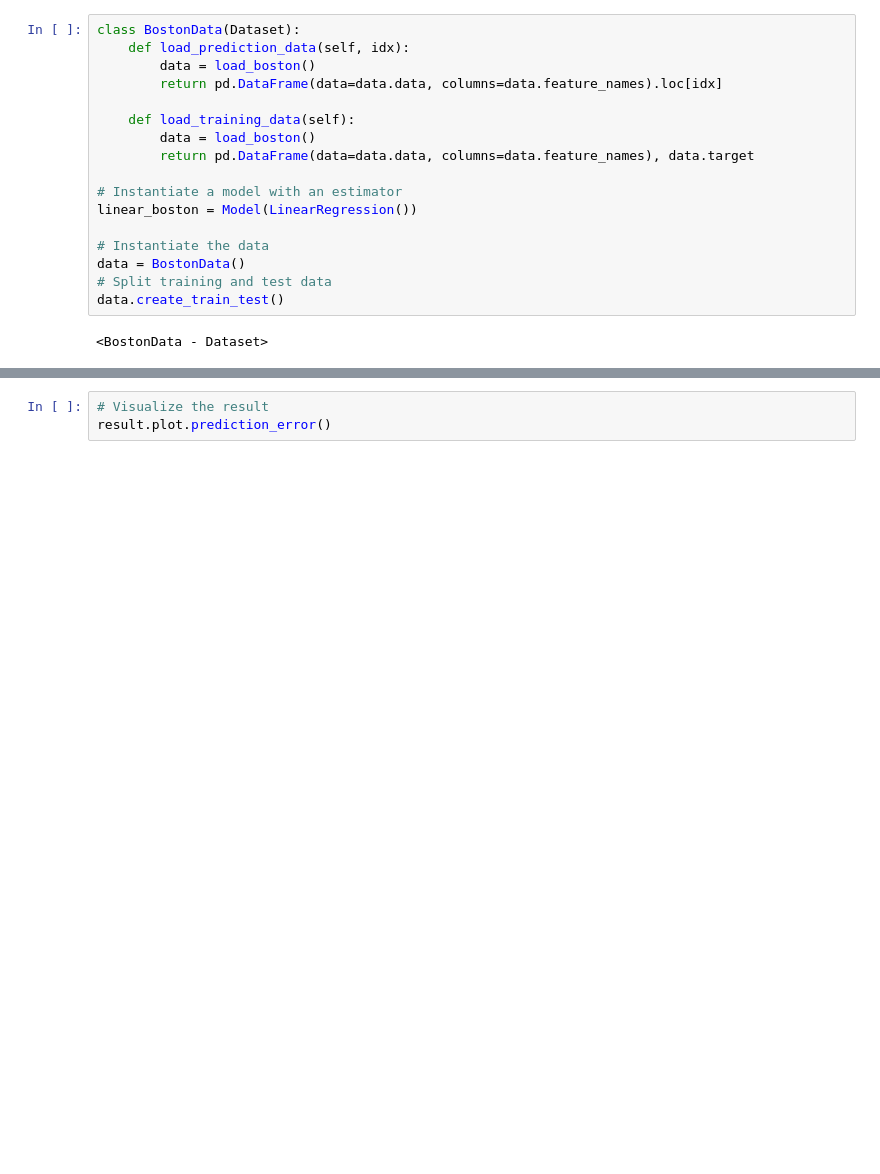
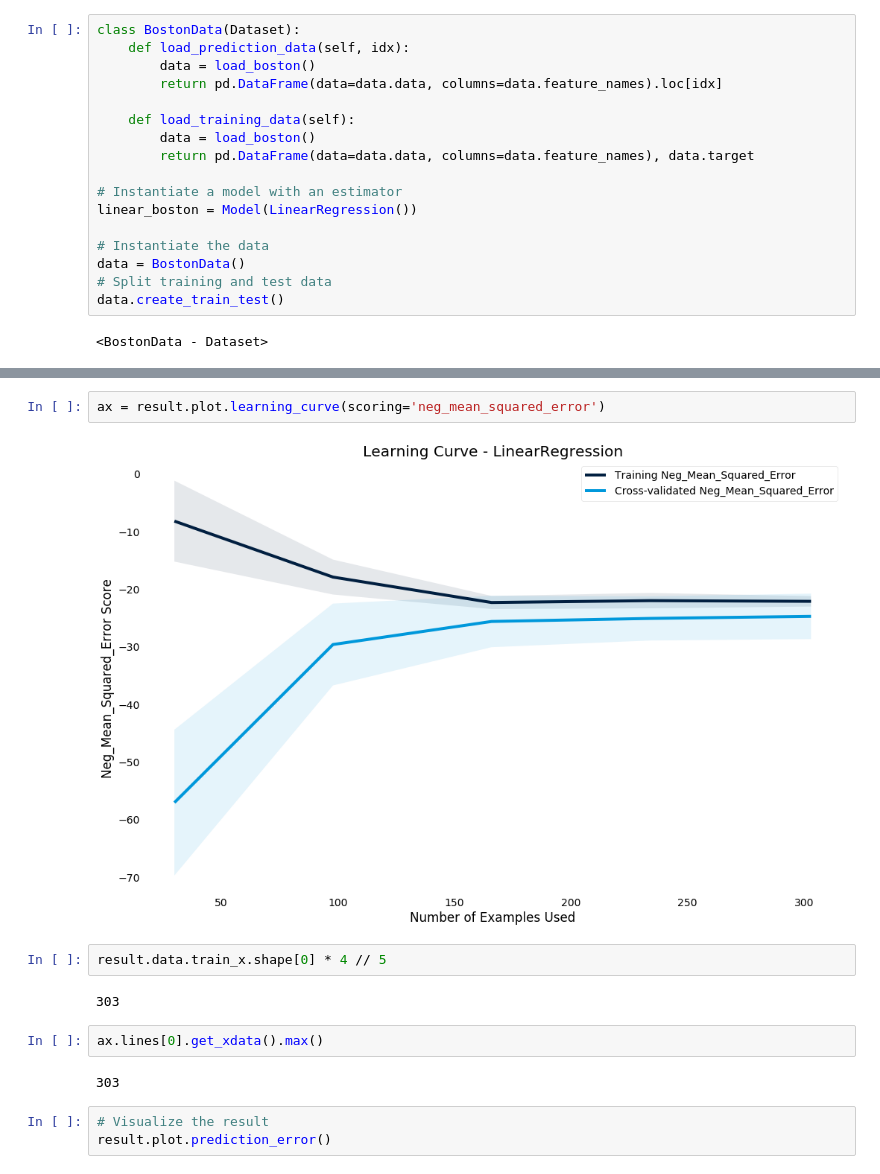
Before and after one commit to andersbogsnes/ml_tooling, a Jupyter notebook: notebooks/Boston Houseprices Demo.ipynb, the cells around one changed output, grey strips where cells are left out. Saved outputs shown, nothing was run; the diff lists cells and outputs as text; blank space fills up the shorter version.

```diff
--- a/notebooks/Boston Houseprices Demo.ipynb
+++ b/notebooks/Boston Houseprices Demo.ipynb
@@ -33,4 +42,16 @@ print(result)
 <Result LinearRegression: {'r2': 0.68}>
+# %%
+ax = result.plot.learning_curve(scoring='neg_mean_squared_error')
+# %% [output]
+[figure, added]
+# %%
+result.data.train_x.shape[0] * 4 // 5
+# %% [output]
+303
+# %%
+ax.lines[0].get_xdata().max()
+# %% [output]
+303
 # %%
 # Visualize the result
 result.plot.prediction_error()
```
Also changed, not shown: parts of 4 cells of this notebook, 9 other files.
